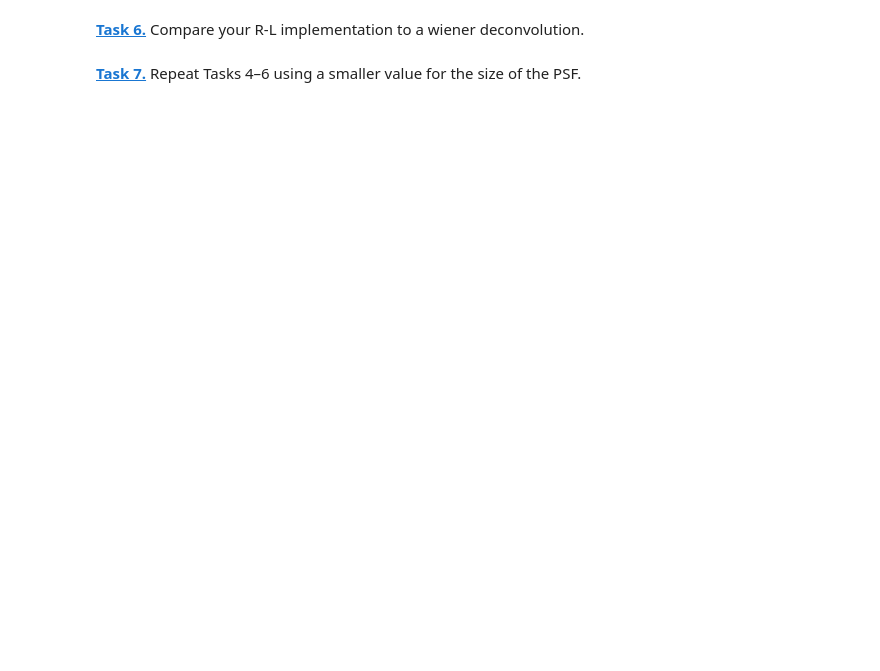
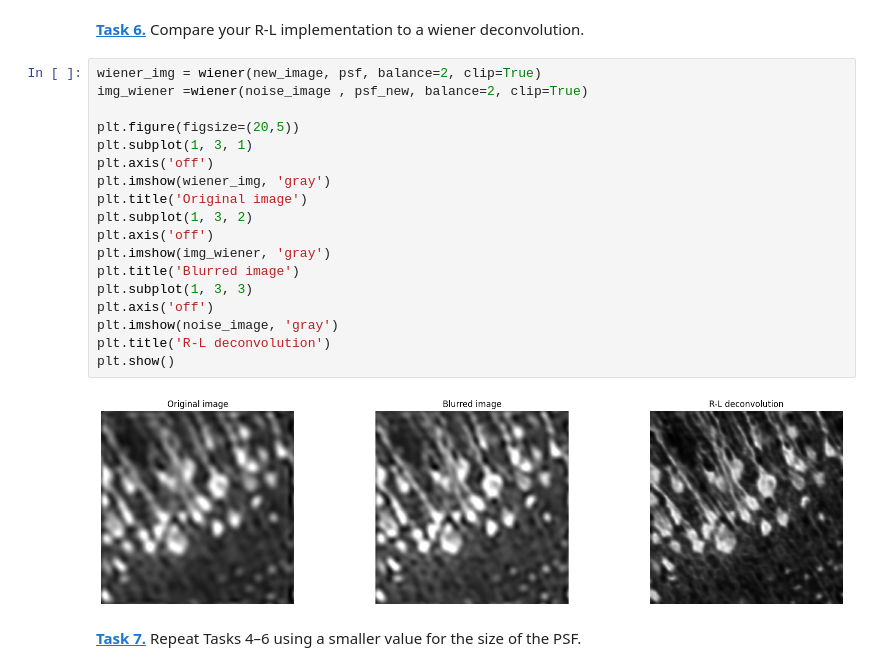
Before and after one commit to Julichxn/Mobi-fs-5-Python, a Jupyter notebook: deconvolution.ipynb, the cells around one changed output. Drawn from its saved outputs; the diff is of its cells as text; blank space fills up the shorter version.

```diff
--- a/deconvolution.ipynb
+++ b/deconvolution.ipynb
@@ -90,4 +138,24 @@ noise = noise / reduce_factor
 # %% [markdown]
 **[Task 6.]()** Compare your R-L implementation to a wiener deconvolution.
+# %%
+wiener_img = wiener(new_image, psf, balance=2, clip=True)
+img_wiener =wiener(noise_image , psf_new, balance=2, clip=True)
+
+plt.figure(figsize=(20,5))
+plt.subplot(1, 3, 1)
+plt.axis('off')
+plt.imshow(wiener_img, 'gray')
+plt.title('Original image')
+plt.subplot(1, 3, 2)
+plt.axis('off')
+plt.imshow(img_wiener, 'gray')
+plt.title('Blurred image')
+plt.subplot(1, 3, 3)
+plt.axis('off')
+plt.imshow(noise_image, 'gray')
+plt.title('R-L deconvolution')
+plt.show()
+# %% [output]
+[figure, added]
 # %% [markdown]
 **[Task 7.]()** Repeat Tasks 4–6 using a smaller value for the size of the PSF.
```
Also changed, not shown: parts of 8 cells of this notebook.
